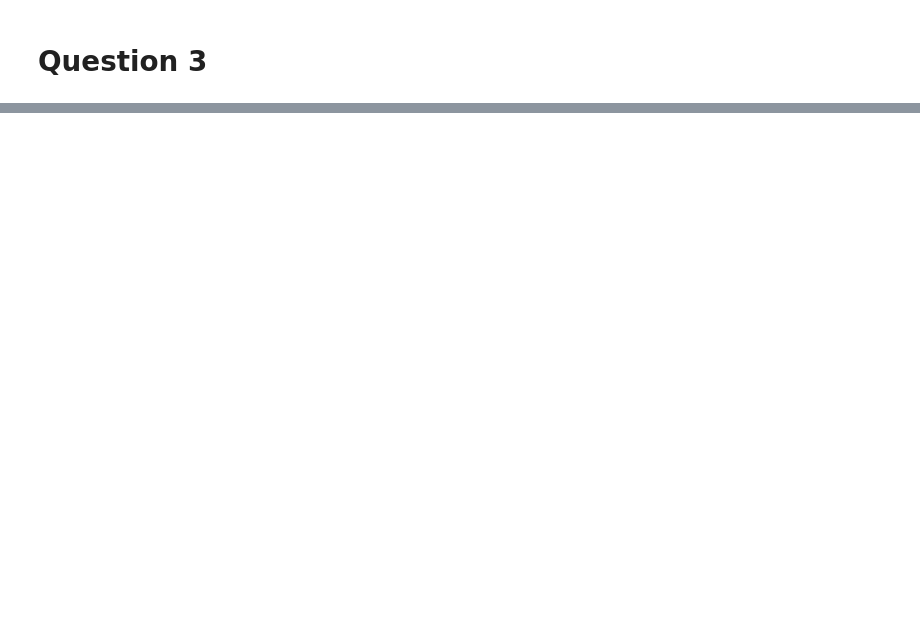
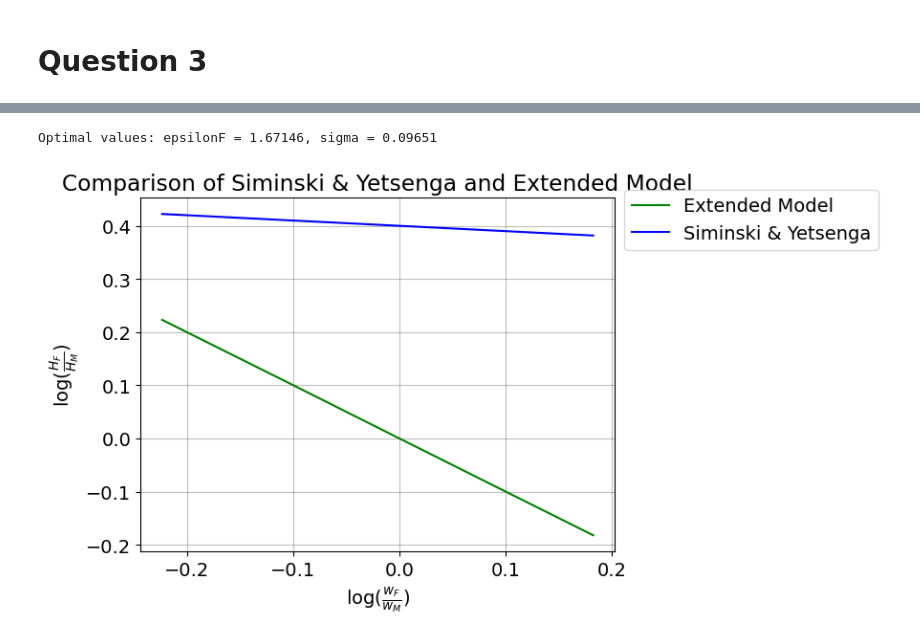
Before and after one commit to NumEconCopenhagen/projects-2023-pied-piper, a Jupyter notebook: inauguralproject/PP Aflevering 1.ipynb, the cells around one changed output, grey strips where cells are left out. Cells and saved outputs as stored; diff of their text form; code cells hidden in the pictures; blank space fills up the shorter version.

```diff
--- a/inauguralproject/PP Aflevering 1.ipynb
+++ b/inauguralproject/PP Aflevering 1.ipynb
@@ -256,0 +254,42 @@ ADD CONCISE CONLUSION.
+# %%
+# 1. Calling the class
+model_extension = HouseholdSpecializationModelClassExtension()
+
+# 2. Solving the model
+model_extension.estimate()
+# %% [output]
+Optimal values: epsilonF = 1.67146, sigma = 0.09651
+# %%
+# 1. Calling the class
+model_extension = HouseholdSpecializationModelClassExtension()
+
+# 2. Solving the model
+model_extension.solve_wF_vec()
+
+# 3. Calculating HF/HM ratio and taking log to the lists
+log_sol_HFHM_ext = np.log(model_extension.sol.HF_vec / model_extension.sol.HM_vec)
+logwFwM_ratio = np.log([0.8, 0.9, 1.0, 1.1, 1.2])
+
+# 4. Setting beta values
+beta0 = 0.4
+beta1 = -0.1
+
+# 5. Calculating Siminski & Yetsenga values
+x = np.log(np.linspace(0.8, 1.2, 2))
+y = beta0 + beta1*x
+
+#6. Creating the plot
+plt.plot(logwFwM_ratio, log_sol_HFHM_ext, color="green", label="Extended Model")
+plt.plot(x, y, color="blue", label="Siminski & Yetsenga")
+
+# 7. Setting legends
+plt.legend(loc="upper left", bbox_to_anchor=(1.0, 1.05))
+
+# 8. Set title and labels
+plt.xlabel(f"log"r"$(\frac{w_F}{w_M})$")
+plt.ylabel(f"log"r"$(\frac{H_F}{H_M})$")
+plt.title("Comparison of Siminski & Yetsenga and Extended Model")
+
+plt.show()
+# %% [output]
+[figure, added]
```
Also changed, not shown: parts of 30 cells of this notebook, 4 other files.
